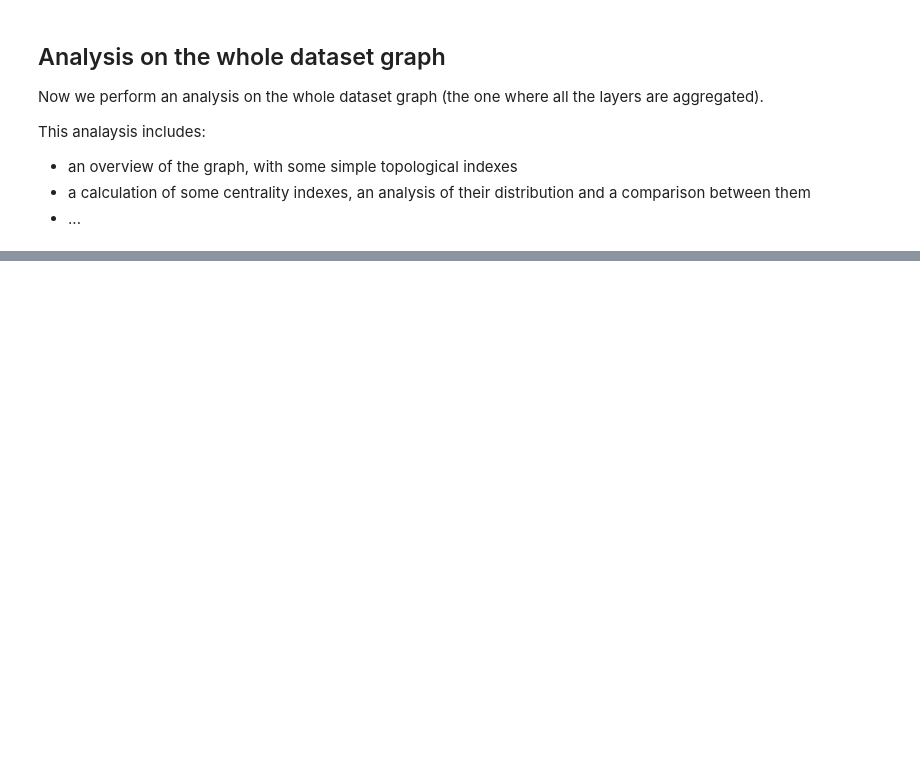
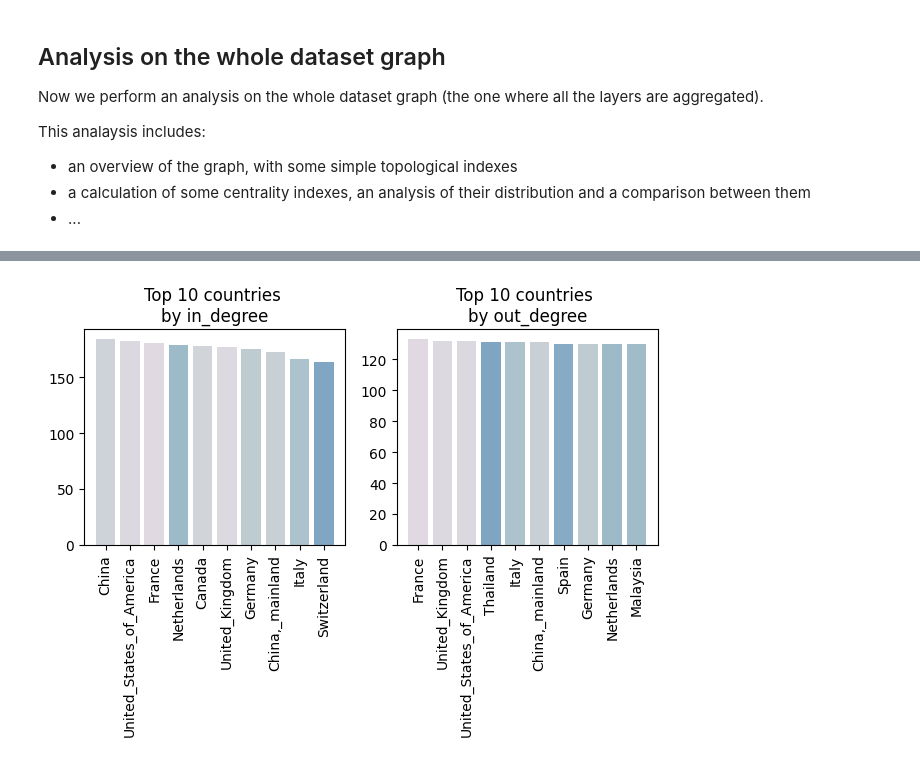
Before and after one commit to emanuelena49/fao-trade-network-analysis, a Jupyter notebook: fao_trade.ipynb, the cells around one changed output, grey strips where cells are left out. Saved outputs shown, nothing was run; the diff lists cells and outputs as text; code cells hidden in the pictures; blank space fills up the shorter version.

Commit message:
feat: calculate Friemann centralities

```diff
--- a/fao_trade.ipynb
+++ b/fao_trade.ipynb
@@ -257,0 +285,3 @@ ModuleNotFoundError: No module named 'matplotlib'
+# %%
+# init a dataframe where I store all the centralities
+centralities = pd.DataFrame(index=all_layers_g.nodes)
@@ -257,0 +299,3 @@ ModuleNotFoundError: No module named 'matplotlib'
+# %%
+# Calculate all the distances between nodes (ignoring weights)
+dist = nx.floyd_warshall(all_layers_g, weight=None)
@@ -257,0 +342,3 @@ ModuleNotFoundError: No module named 'matplotlib'
+# %%
+# Calculate betweenness centrality
+centralities["betweenness"] = nx.betweenness_centrality(all_layers_g)
@@ -257,0 +352,32 @@ ModuleNotFoundError: No module named 'matplotlib'
+# %%
+# def. a function to plot top K countries for a centrality measure
+
+# build a color map for the countries
+cmap = plt.get_cmap('twilight')
+colors_vec = cmap(np.linspace(0, 1, len(centralities.index)))
+colors = pd.Series({ node: colors_vec[i] for i, node in enumerate(centralities.index) })
+
+def plot_top_k_centralities(centralities: pd.DataFrame, k: int, centrality_name: str):
+    """
+    Plot the top k countries by a centrality measure in a bar chart (using a color scale)
+    """
+
+    top_k = centralities.sort_values(by=centrality_name, ascending=False).head(k)
+
+    c = colors.loc[top_k.index]
+
+    plt.bar(top_k.index, top_k[centrality_name], color=c)
+    plt.xticks(rotation=90)
+    plt.title(f"Top {k} countries \nby {centrality_name}", fontsize=12)
+    plt.tight_layout()
+# %%
+# top 10 in and out degree
+plt.subplot(1, 2, 1)
+plot_top_k_centralities(centralities, 10, "in_degree")
+
+plt.subplot(1, 2, 2)
+plot_top_k_centralities(centralities, 10, "out_degree")
+
+plt.show()
+# %% [output]
+[figure, added]
```
Also changed, not shown: parts of 19 cells of this notebook, 1 other file.
